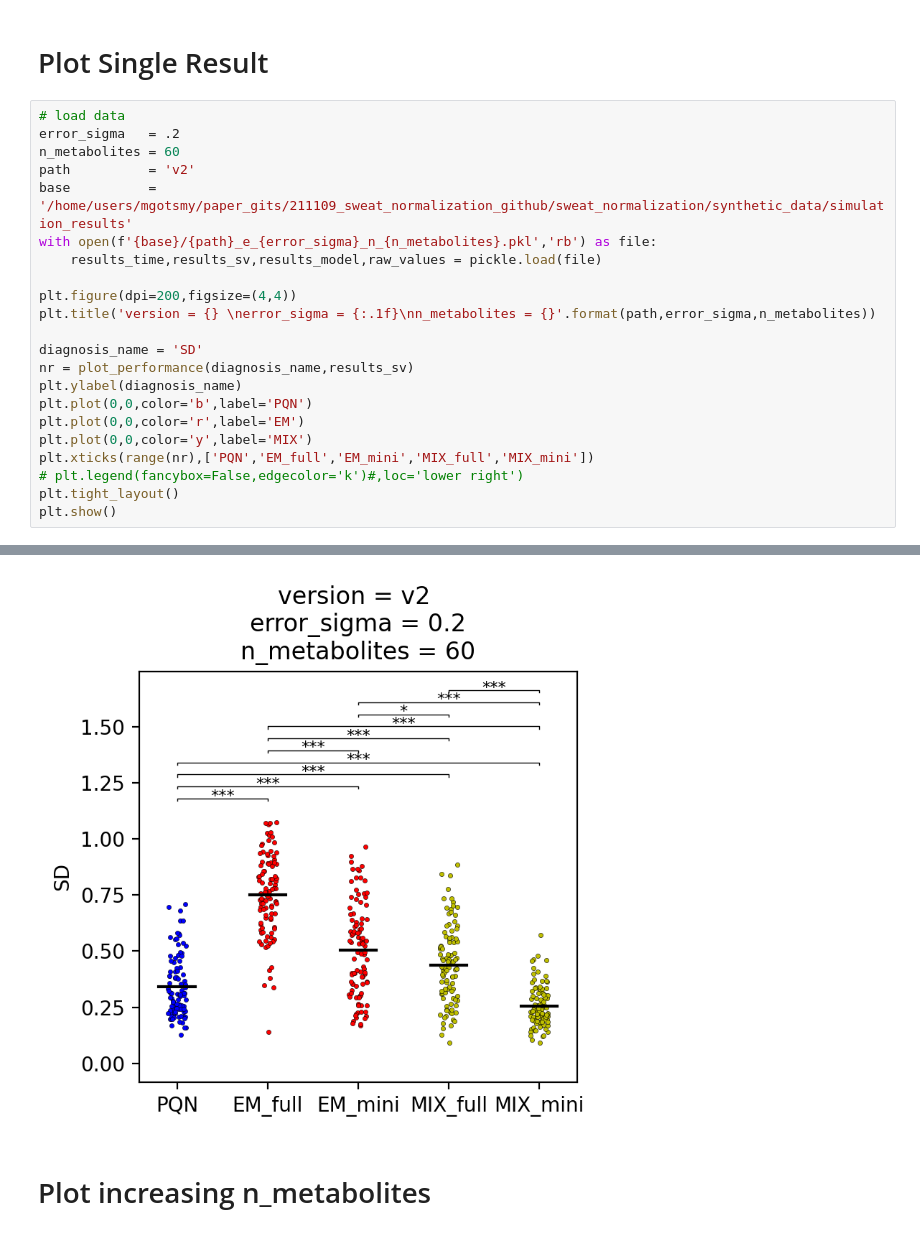
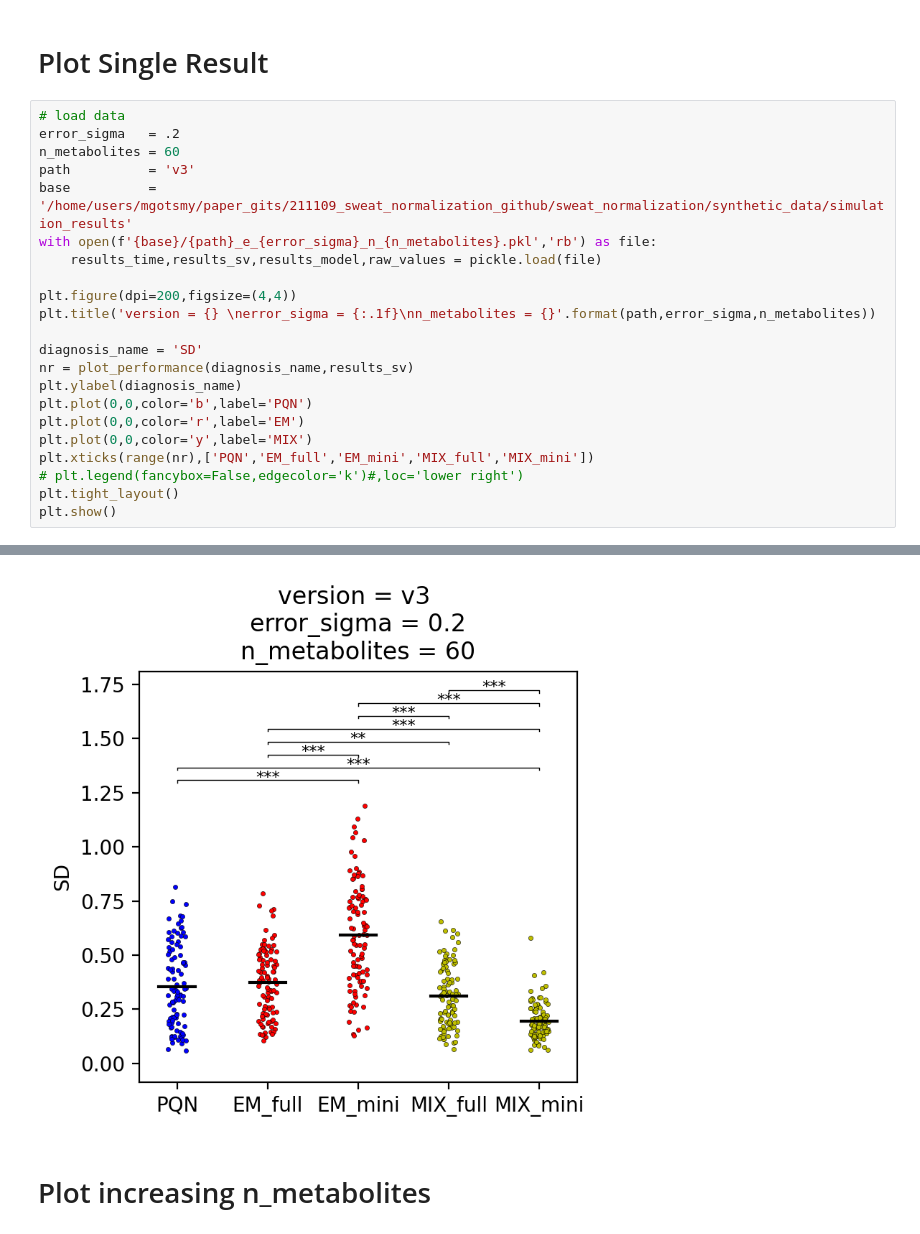
Before and after one commit to Gotsmy/sweat_normalization, a Jupyter notebook: synthetic_data/Simulation_Analysis.ipynb, the cells around one changed output, grey strips where cells are left out. Saved outputs shown, nothing was run; the diff lists cells and outputs as text.

```diff
--- a/synthetic_data/Simulation_Analysis.ipynb
+++ b/synthetic_data/Simulation_Analysis.ipynb
@@ -164,7 +164,7 @@ def plot_points(diagnosis_name,results_sv):
 # load data
 error_sigma   = .2
 n_metabolites = 60
-path          = 'v2'
+path          = 'v3'
 base          = '/home/users/mgotsmy/paper_gits/211109_sweat_normalization_github/sweat_normalization/synthetic_data/simulation_results'
 with open(f'{base}/{path}_e_{error_sigma}_n_{n_metabolites}.pkl','rb') as file:
     results_time,results_sv,results_model,raw_values = pickle.load(file)
@@ -191,4 +202,4 @@ MIX_mini   mean = 0.255 std = 0.090
-[figure, old version]
+[figure, new version]
 # %% [markdown]
 # Plot increasing n_metabolites
 # %%
```
Also changed, not shown: parts of 2 cells of this notebook, 3 other files.
